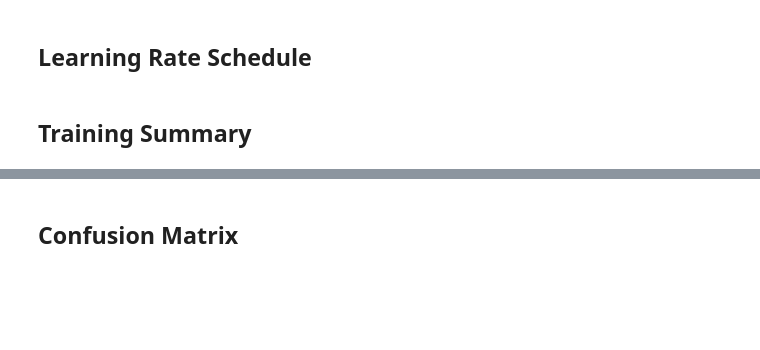
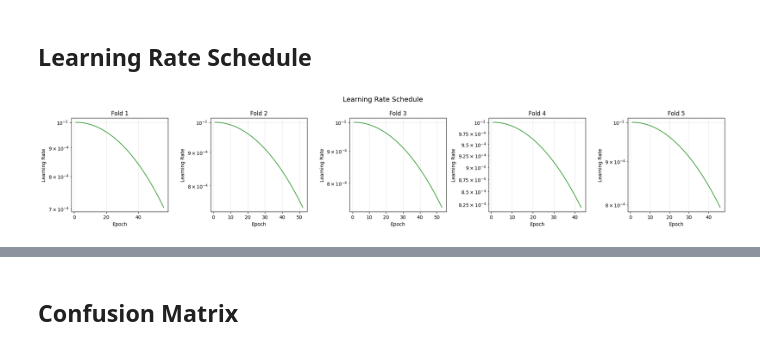
Before and after one commit to amgiovenco/SharkMQP26, a Jupyter notebook: models/cnn/train_efficientnetb0.ipynb, the cells around one changed output, grey strips where cells are left out. Drawn from its saved outputs; the diff is of its cells as text; code cells hidden in the pictures; blank space fills up the shorter version.

```diff
--- a/models/cnn/train_efficientnetb0.ipynb
+++ b/models/cnn/train_efficientnetb0.ipynb
@@ -41,9 +40,9 @@ PyTorch version: 2.6.0
 Hyperparameters, etc
 # %%
 # paths and basic setup
-DATA_DIR = Path('../../data')
-DATASET_DIR = DATA_DIR / 'shark_dataset_split'
+DATASET_DIR = Path('../../data/shark_dataset_split')
 IMAGE_SIZE = 224
+N_FOLDS = 5
 
 # training hyperparameters
 BATCH_SIZE = 32
@@ -55,6 +54,10 @@ PATIENCE = 25
 # focal loss parameters
 FOCAL_ALPHA = 1.0
 FOCAL_GAMMA = 2.0
+
+# mixup parameter
+MIXUP_ALPHA = 0.4
+USE_MIXUP = True
 # %% [markdown]
 ## Data Augmentation
 
@@ -370,18 +455,20 @@ plt.show()
 # %% [markdown]
 ## Learning Rate Schedule
 # %%
-fig, ax = plt.subplots(figsize=(12, 5))
+fig, axes = plt.subplots(1, N_FOLDS, figsize=(20, 4))
+fig.suptitle('Learning Rate Schedule', fontsize=14)
 
-epochs = range(1, len(history['learning_rates']) + 1)
-ax.plot(epochs, history['learning_rates'], 'g-', alpha=0.8, linewidth=2)
-ax.set_xlabel('Epoch')
-ax.set_ylabel('Learning Rate')
-ax.set_title('Learning Rate Schedule')
-ax.grid(True, alpha=0.3)
-ax.set_yscale('log')
+for fold_idx, history in enumerate(all_histories):
+    epochs = range(1, len(history['learning_rates']) + 1)
+    axes[fold_idx].plot(epochs, history['learning_rates'], 'g-', alpha=0.8)
+    axes[fold_idx].set_xlabel('Epoch')
+    axes[fold_idx].set_ylabel('Learning Rate')
+    axes[fold_idx].set_title(f'Fold {fold_idx + 1}')
+    axes[fold_idx].grid(True, alpha=0.3)
+    axes[fold_idx].set_yscale('log')
 
 plt.tight_layout()
 plt.savefig('learning_rate_schedule.png', dpi=150, bbox_inches='tight')
 plt.show()
+# %% [output]
+[figure, added]
-# %% [markdown]
-## Training Summary
```
Also changed, not shown: parts of 25 cells of this notebook, 3 other files.
